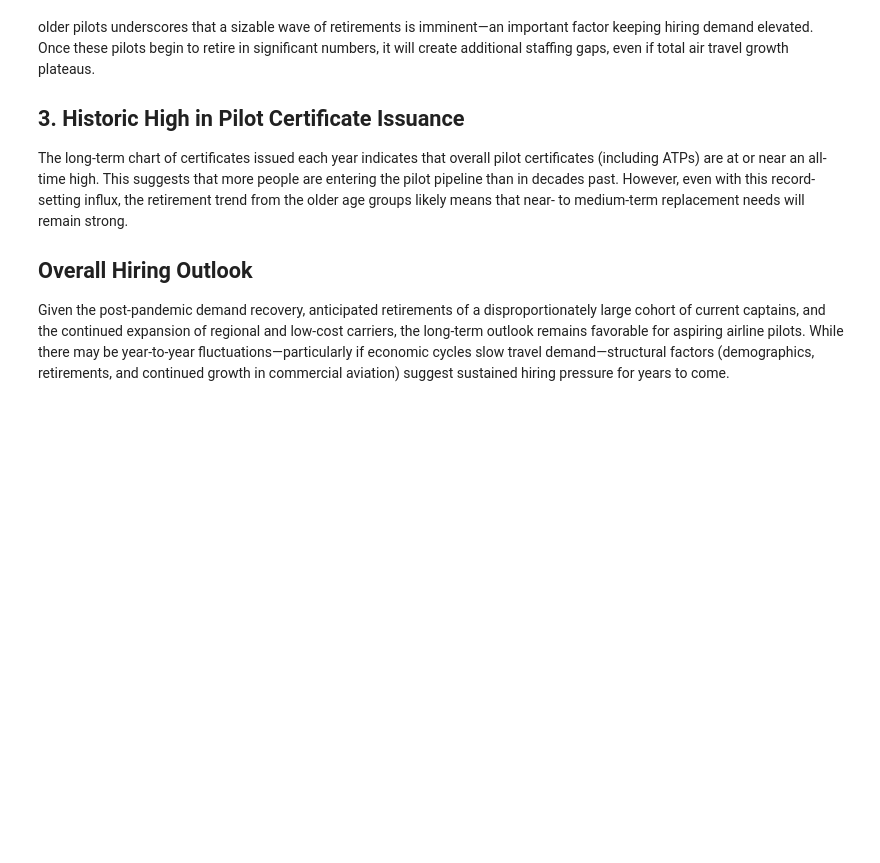
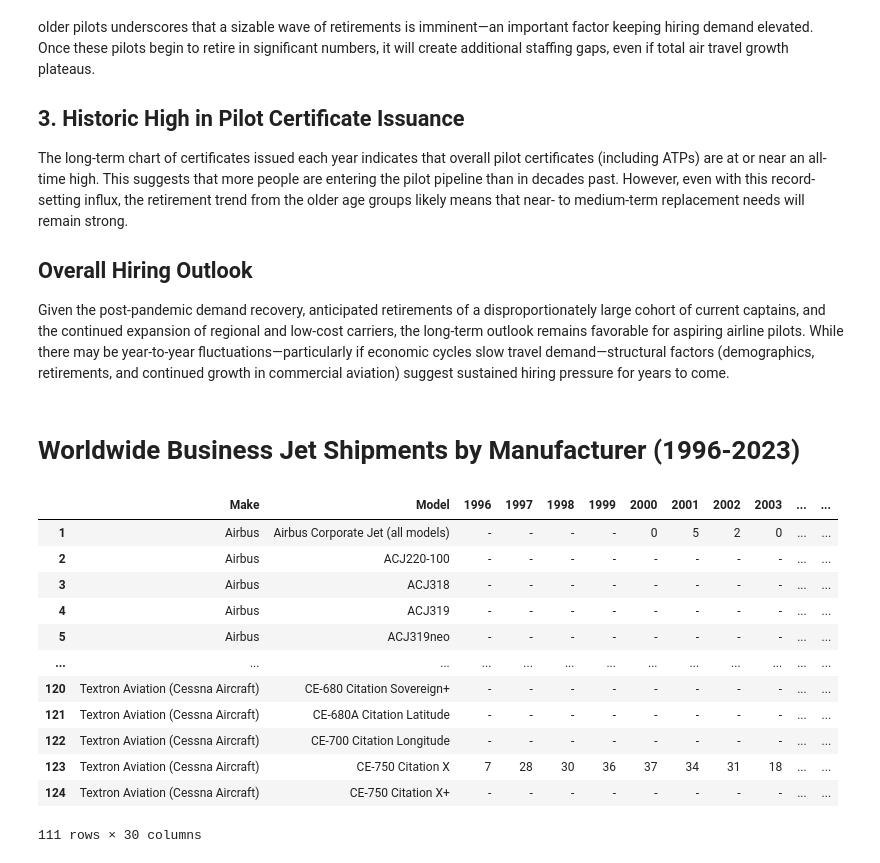
Before and after one commit to AlexCodeGlider/ATP_hiring_trends, a Jupyter notebook: hiring_trends.ipynb, the cells around one changed output. Saved outputs shown, nothing was run; the diff lists cells and outputs as text; code cells hidden in the pictures; blank space fills up the shorter version.

Commit message:
Added aircraft manufacturer data

```diff
--- a/hiring_trends.ipynb
+++ b/hiring_trends.ipynb
@@ -134,3 +144,36 @@ The long‐term chart of certificates issued each year indicates that overall pi
 
 ## Overall Hiring Outlook
 Given the post‐pandemic demand recovery, anticipated retirements of a disproportionately large cohort of current captains, and the continued expansion of regional and low‐cost carriers, the long‐term outlook remains favorable for aspiring airline pilots. While there may be year‐to‐year fluctuations—particularly if economic cycles slow travel demand—structural factors (demographics, retirements, and continued growth in commercial aviation) suggest sustained hiring pressure for years to come.
+# %% [markdown]
+# Worldwide Business Jet Shipments by Manufacturer (1996-2023)
+# %%
+# Read the 'data/1.03-a-General-Aviation-Aircraft-Shipments-and-Billings-BusinessJets-1996-2023-2024-04-25.xlsx' file into a dataframe
+aircraft_data = pd.read_excel('data/1.03-a-General-Aviation-Aircraft-Shipments-and-Billings-BusinessJets-1996-2023-2024-04-25.xlsx', sheet_name='1.3a', skiprows=1)
+
+aircraft_data.columns = ['Make', 'Model'] + list(aircraft_data.columns[2:])
+
+# Forward fill the missing values in the 'Make' column
+aircraft_data['Make'] = aircraft_data['Make'].ffill()
+
+# Drop rows where 'Model' is missing
+aircraft_data = aircraft_data.dropna(subset=['Model'])
+
+# Drop the last two rows
+aircraft_data = aircraft_data[:-2]
+
+# Display the first few rows of the dataframe
+aircraft_data
+# %% [output]
+|  | Make | Model | 1996 | 1997 | 1998 | 1999 | 2000 | 2001 | 2002 | 2003 | ... | ... |
+| 1 | Airbus | Airbus Corporate Jet (all models) | - | - | - | - | 0 | 5 | 2 | 0 | ... | ... |
+| 2 | Airbus | ACJ220-100 | - | - | - | - | - | - | - | - | ... | ... |
+| 3 | Airbus | ACJ318 | - | - | - | - | - | - | - | - | ... | ... |
+| 4 | Airbus | ACJ319 | - | - | - | - | - | - | - | - | ... | ... |
+| 5 | Airbus | ACJ319neo | - | - | - | - | - | - | - | - | ... | ... |
+| ... | ... | ... | ... | ... | ... | ... | ... | ... | ... | ... | ... | ... |
+| 120 | Textron Aviation (Cessna Aircraft) | CE-680 Citation Sovereign+ | - | - | - | - | - | - | - | - | ... | ... |
+| 121 | Textron Aviation (Cessna Aircraft) | CE-680A Citation Latitude | - | - | - | - | - | - | - | - | ... | ... |
+| 122 | Textron Aviation (Cessna Aircraft) | CE-700 Citation Longitude | - | - | - | - | - | - | - | - | ... | ... |
+| 123 | Textron Aviation (Cessna Aircraft) | CE-750 Citation X | 7 | 28 | 30 | 36 | 37 | 34 | 31 | 18 | ... | ... |
+| 124 | Textron Aviation (Cessna Aircraft) | CE-750 Citation X+ | - | - | - | - | - | - | - | - | ... | ... |
+111 rows × 30 columns
```
Also changed, not shown: parts of 4 cells of this notebook, 4 other files.
